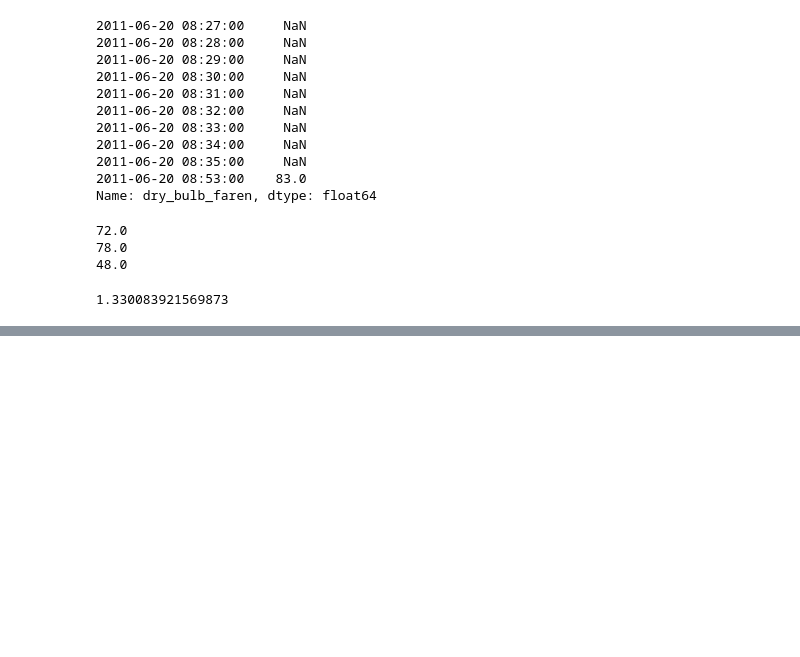
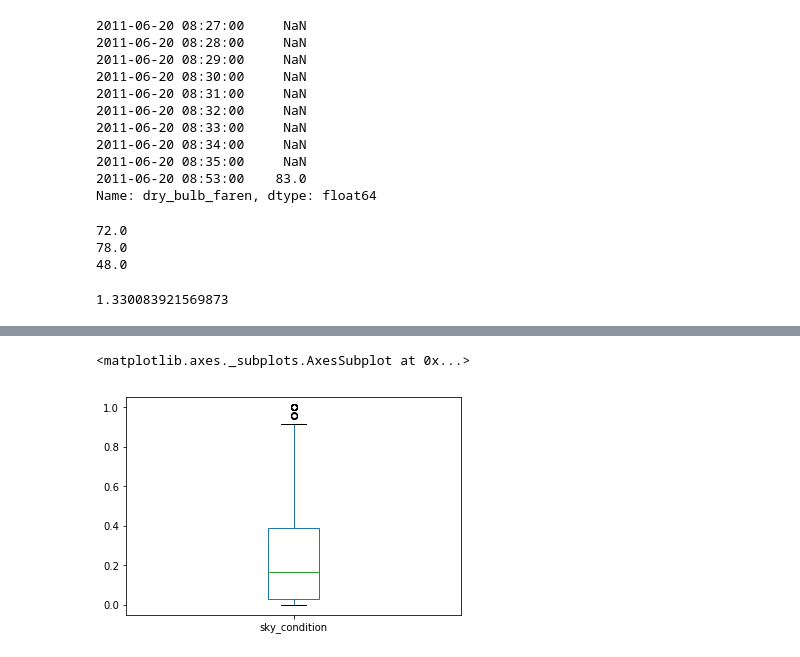
Before and after one commit to allanbeto/Pandas_Foundation, a Jupyter notebook: Jupyter_notebook/Pandas_Foundation.ipynb, the cells around one changed output, grey strips where cells are left out. Drawn from its saved outputs; the diff is of its cells as text; code cells hidden in the pictures; blank space fills up the shorter version.

```diff
--- a/Jupyter_notebook/Pandas_Foundation.ipynb
+++ b/Jupyter_notebook/Pandas_Foundation.ipynb
@@ -1577,0 +1636,21 @@ dtype: float64
+# %%
+# -----------------------------------------------------------------------> Daily hours of clear sky
+
+# Create a Boolean Series for sunny days: sunny
+sunny = df_clean['sky_condition']=='CLR'
+
+# Resample the Boolean Series by day and compute the sum: sunny_hours
+sunny_hours = sunny.resample('D').sum()
+
+# Resample the Boolean Series by day and compute the count: total_hours
+total_hours = sunny.resample('D').count()
+
+# Divide sunny_hours by total_hours: sunny_fraction
+sunny_fraction = sunny_hours / total_hours
+
+# Make a box plot of sunny_fraction
+sunny_fraction.plot(kind='box')
+plt.show()
+# %% [output]
+<matplotlib.axes._subplots.AxesSubplot at 0x...>
+[figure, added]
```
Also changed, not shown: parts of 14 cells of this notebook.
